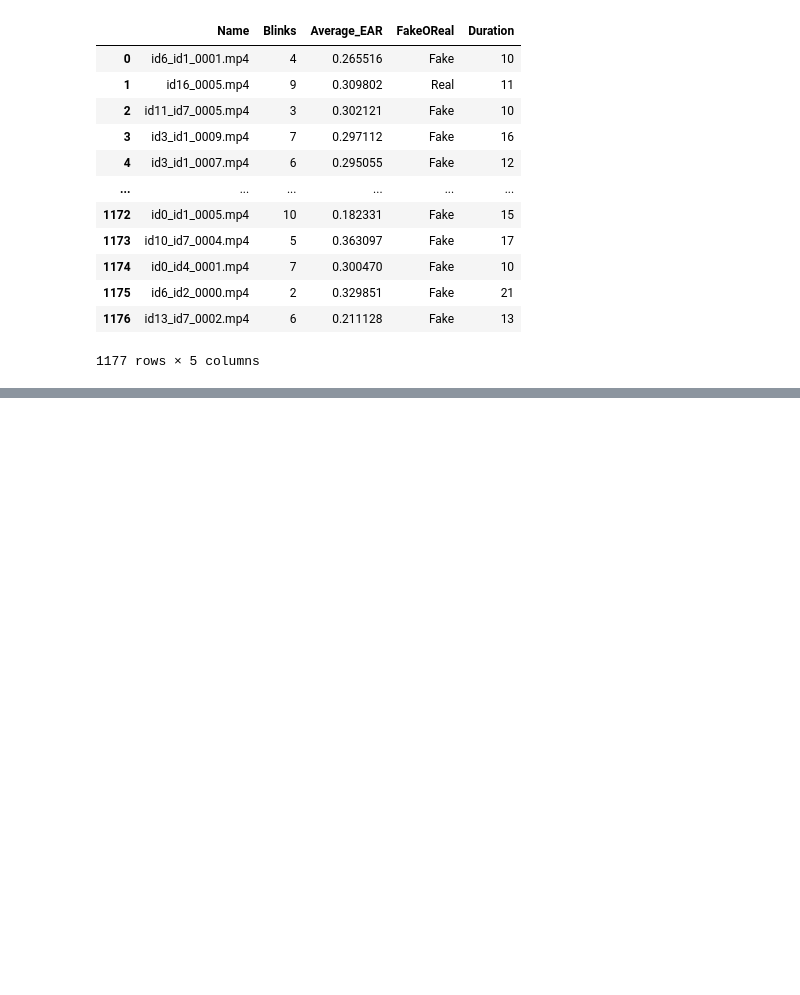
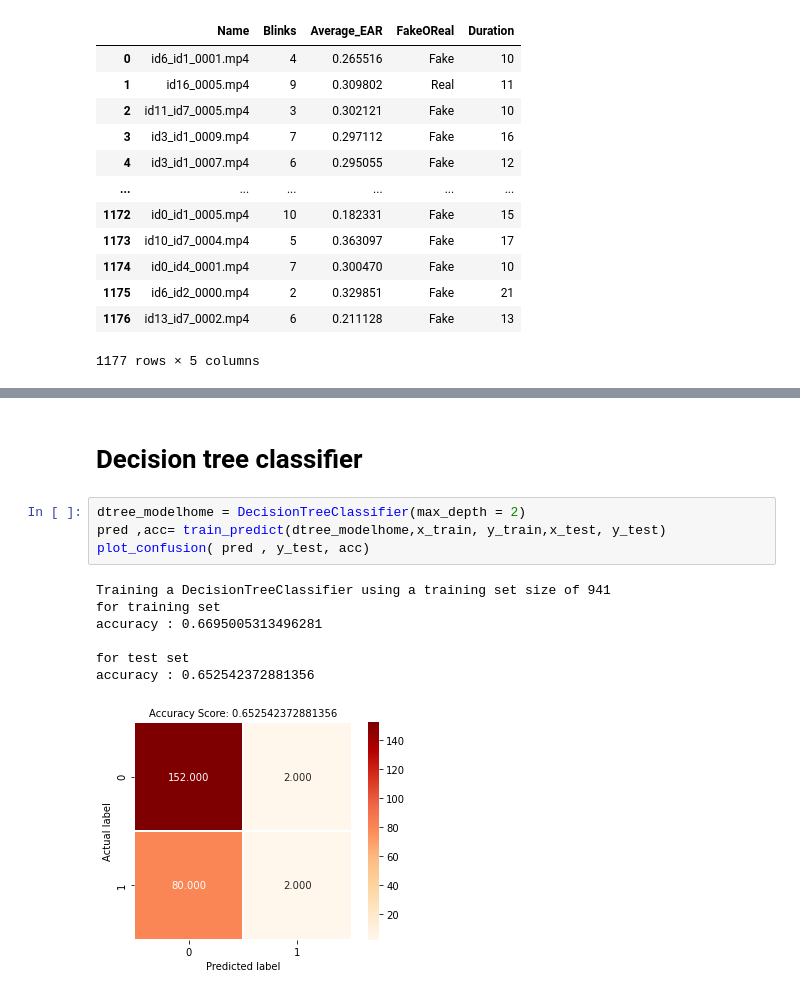
Before and after one commit to devansh1412/Eye-blink-detection, a Jupyter notebook: Eye-detect-from-frame/Notebook.ipynb, the cells around one changed output, grey strips where cells are left out. Saved outputs shown, nothing was run; the diff lists cells and outputs as text; blank space fills up the shorter version.

```diff
--- a/Eye-detect-from-frame/Notebook.ipynb
+++ b/Eye-detect-from-frame/Notebook.ipynb
@@ -435,0 +521,14 @@ finalData
+# %% [markdown]
+# Decision tree classifier
+# %%
+dtree_modelhome = DecisionTreeClassifier(max_depth = 2)
+pred ,acc= train_predict(dtree_modelhome,x_train, y_train,x_test, y_test)
+plot_confusion( pred , y_test, acc)
+# %% [output]
+Training a DecisionTreeClassifier using a training set size of 941
+for training set
+accuracy : 0.6695005313496281
+
+for test set
+accuracy : 0.652542372881356
+[figure, added]
```
Also changed, not shown: parts of 15 cells of this notebook, 5 other files.
